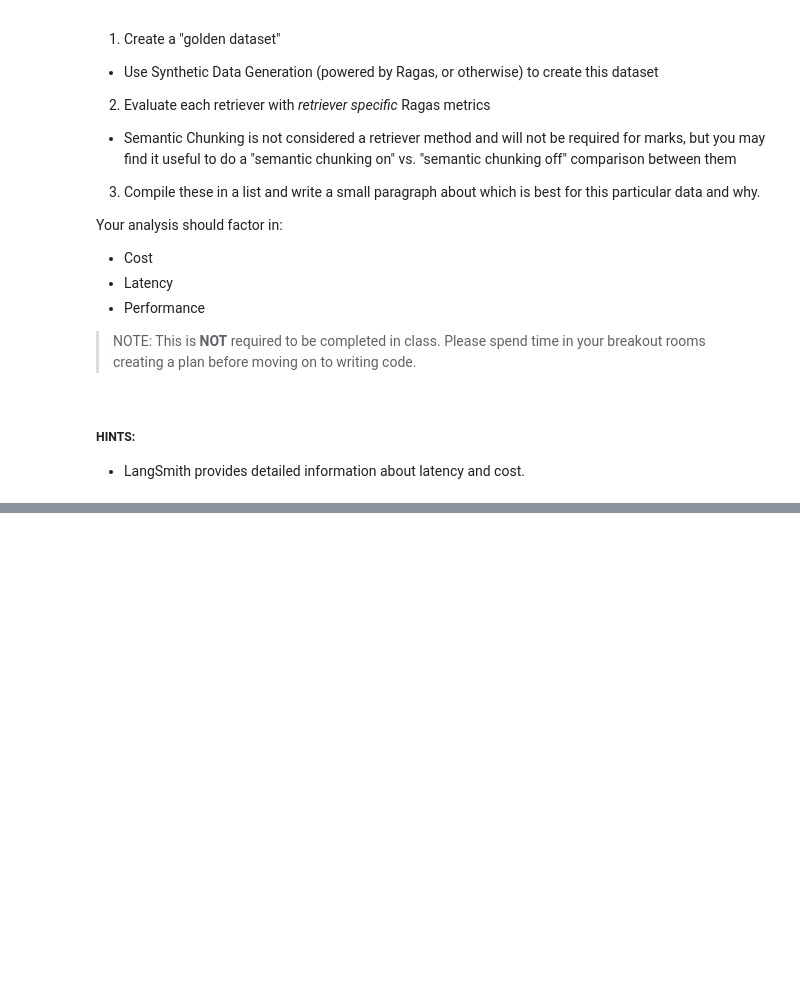
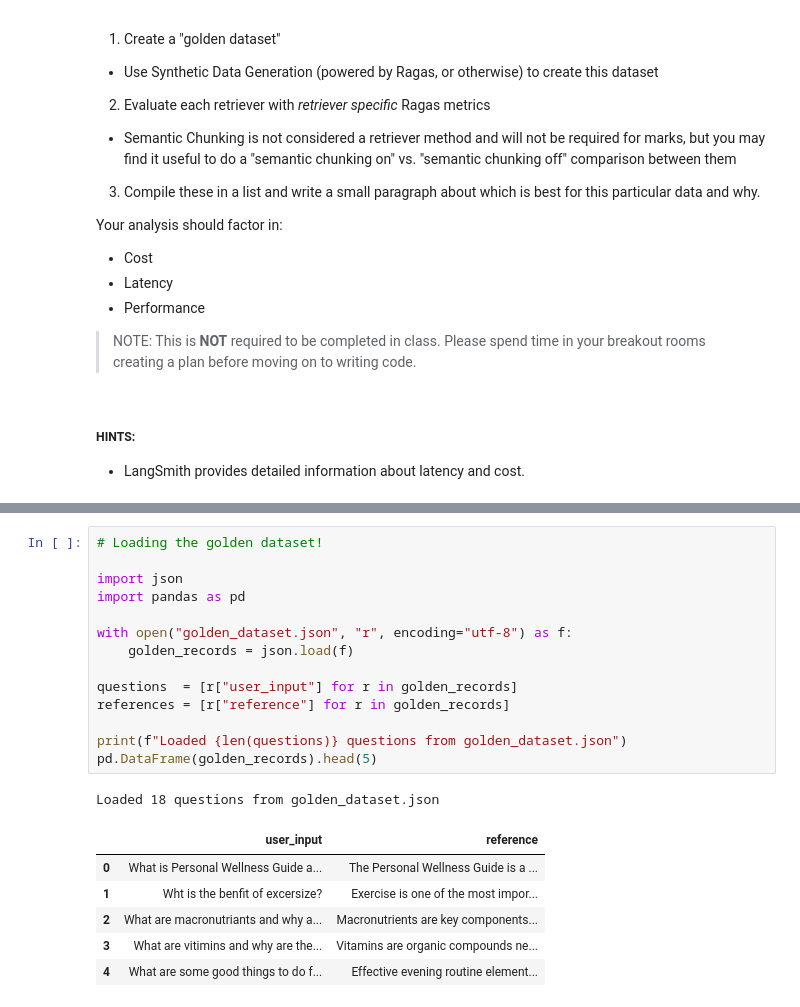
Before and after one commit to ncc1701mike/AIE9, a Jupyter notebook: 11_Advanced_Retrieval/Advanced_Retrieval_with_LangChain_Assignment.ipynb, the cells around one changed output, grey strips where cells are left out. Saved outputs shown, nothing was run; the diff lists cells and outputs as text; blank space fills up the shorter version.

```diff
--- a/11_Advanced_Retrieval/Advanced_Retrieval_with_LangChain_Assignment.ipynb
+++ b/11_Advanced_Retrieval/Advanced_Retrieval_with_LangChain_Assignment.ipynb
@@ -580,0 +628,22 @@ Your analysis should factor in:
+# %%
+# Loading the golden dataset!
+
+import json
+import pandas as pd
+
+with open("golden_dataset.json", "r", encoding="utf-8") as f:
+    golden_records = json.load(f)
+
+questions  = [r["user_input"] for r in golden_records]
+references = [r["reference"] for r in golden_records]
+
+print(f"Loaded {len(questions)} questions from golden_dataset.json")
+pd.DataFrame(golden_records).head(5)
+# %% [output]
+Loaded 18 questions from golden_dataset.json
+|  | user_input | reference |
+| 0 | What is Personal Wellness Guide a... | The Personal Wellness Guide is a ... |
+| 1 | Wht is the benfit of excersize? | Exercise is one of the most impor... |
+| 2 | What are macronutriants and why a... | Macronutrients are key components... |
+| 3 | What are vitimins and why are the... | Vitamins are organic compounds ne... |
+| 4 | What are some good things to do f... | Effective evening routine element... |
```
Also changed, not shown: parts of 31 cells of this notebook, 4 other files.
